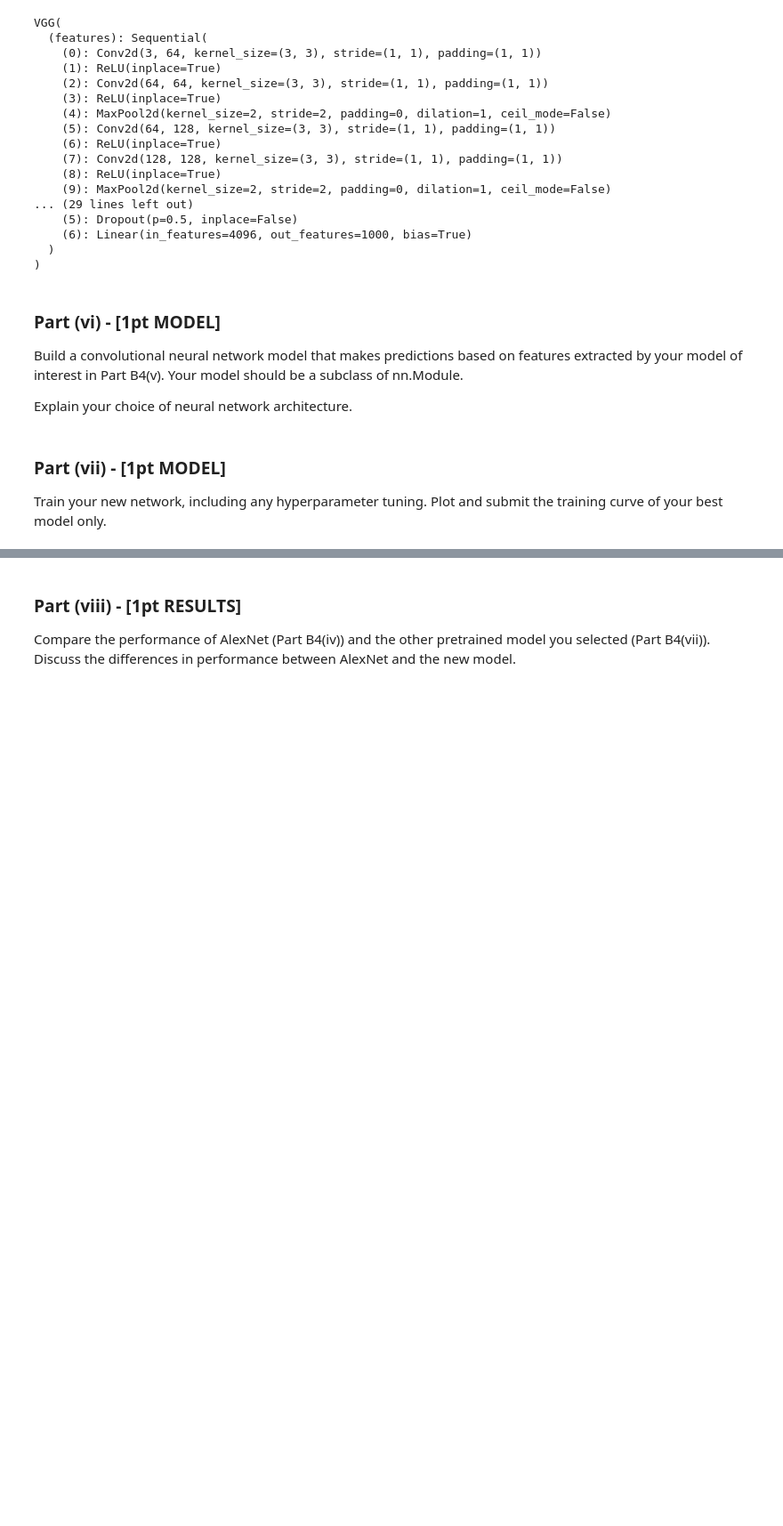
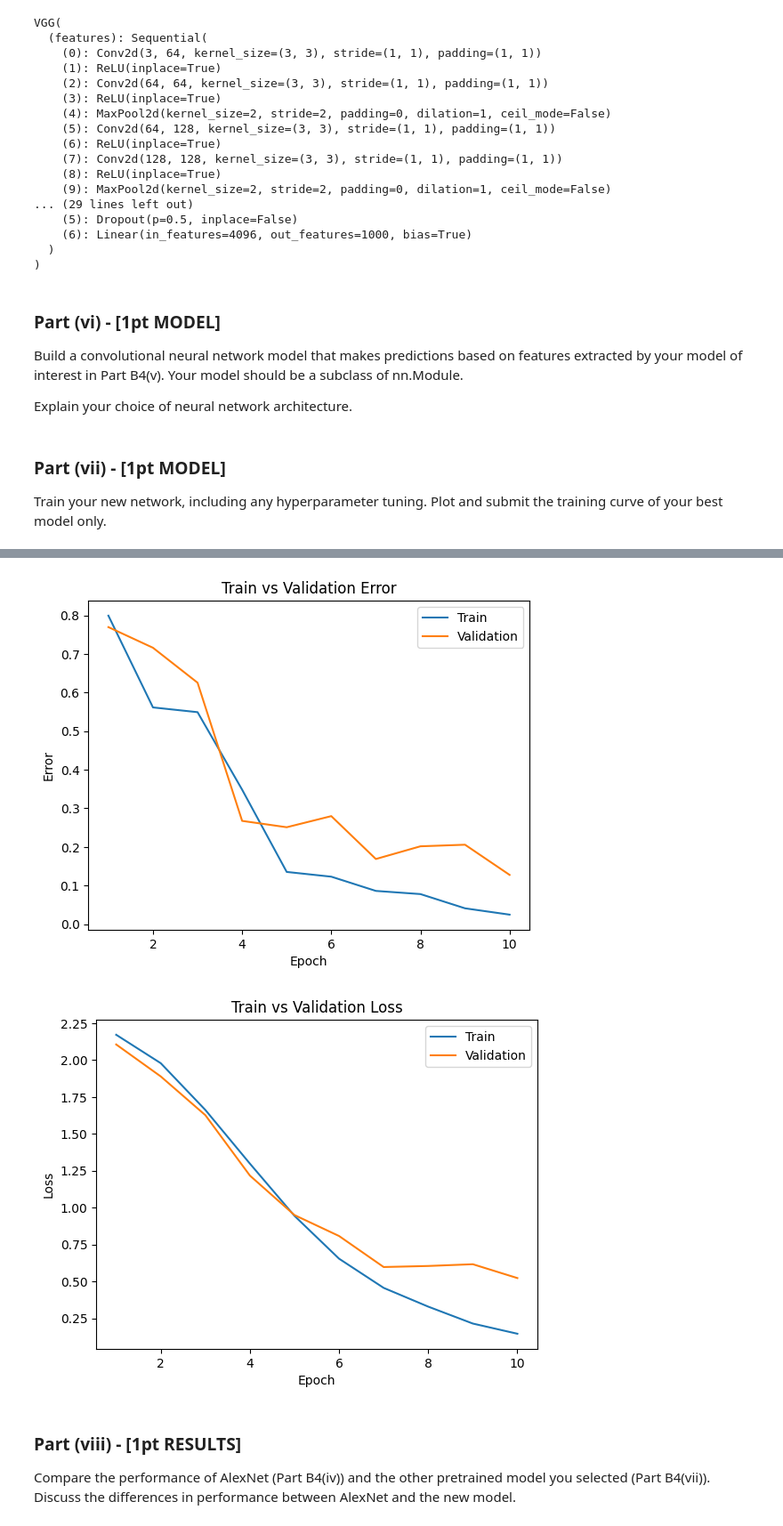
Before and after one commit to Fulankeee/MIE1517-Project-2, a Jupyter notebook: A2.ipynb, the cells around one changed output, grey strips where cells are left out. Shown at 89% size. Drawn from its saved outputs; the diff is of its cells as text; code cells hidden in the pictures; blank space fills up the shorter version.

```diff
--- a/A2.ipynb
+++ b/A2.ipynb
@@ -1484,3 +1718,9 @@ Train your new network, including any hyperparameter tuning. Plot and submit the
+# %%
+bestmodelvgg = get_model_name("VGGnn", batch_size=32, learning_rate=0.03, epoch=9)
+plot_training_curve(bestmodelvgg)
+# %% [output]
+[figure, added]
+[figure, added]
 # %% [markdown]
 ### Part (viii) - [1pt RESULTS]
 Compare the performance of AlexNet (Part B4(iv)) and the other pretrained model you selected (Part B4(vii)). Discuss the differences in performance between AlexNet and the new model.
```
Also changed, not shown: parts of 23 cells of this notebook.
